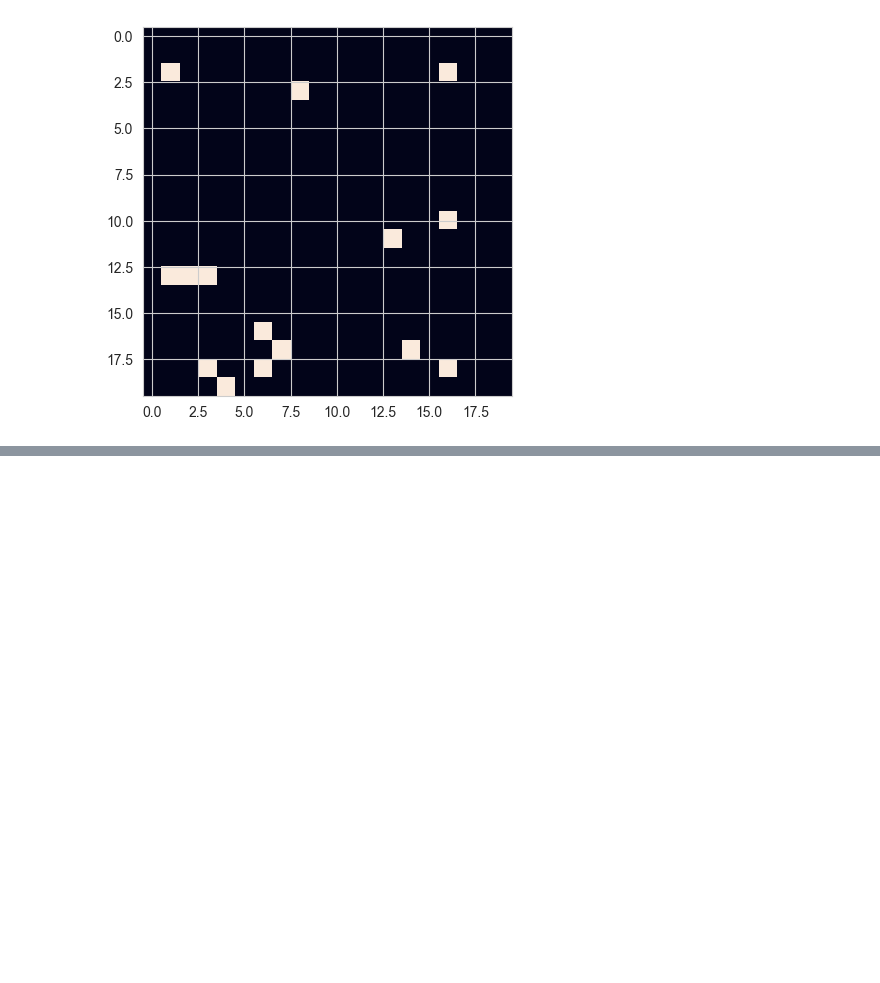
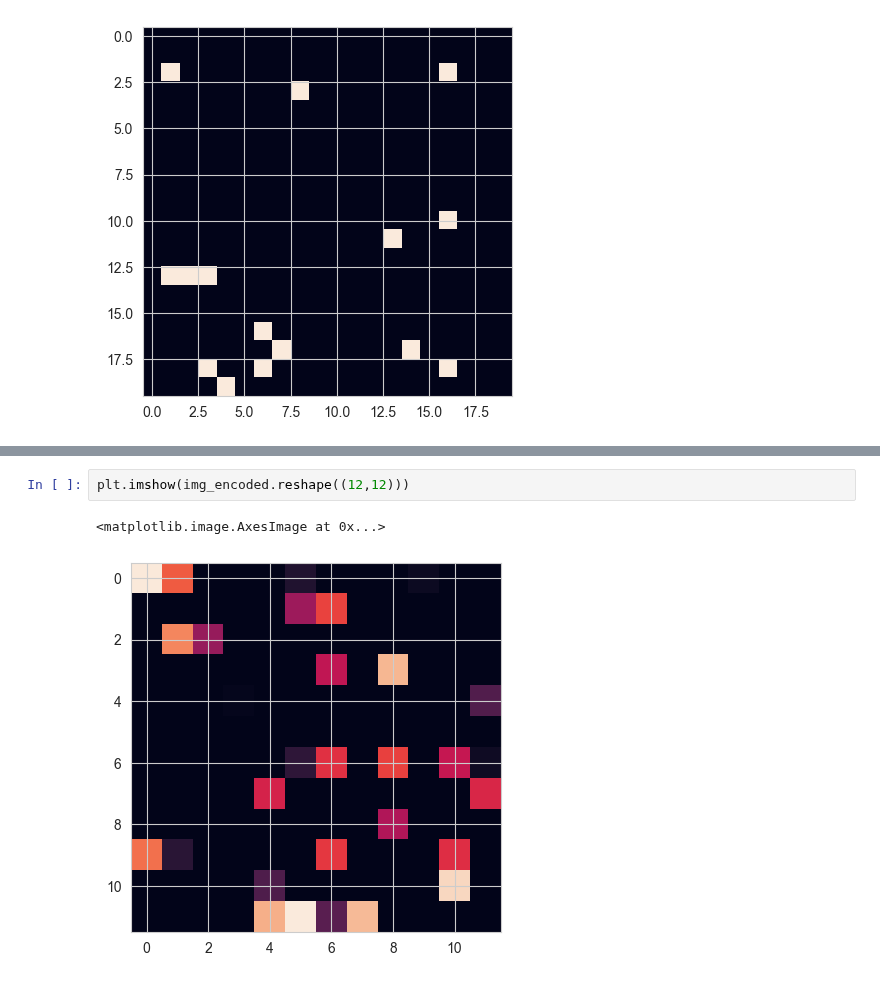
Before and after one commit to teostereciu/mlp, a Jupyter notebook: notebooks/baseline.ipynb, the cells around one changed output, grey strips where cells are left out. Saved outputs shown, nothing was run; the diff lists cells and outputs as text; blank space fills up the shorter version.

```diff
--- a/notebooks/baseline.ipynb
+++ b/notebooks/baseline.ipynb
@@ -380,0 +424,5 @@ plt.imshow(resized)
+# %%
+plt.imshow(img_encoded.reshape((12,12)))
+# %% [output]
+<matplotlib.image.AxesImage at 0x...>
+[figure, added]
```
Also changed, not shown: parts of 5 cells of this notebook.
